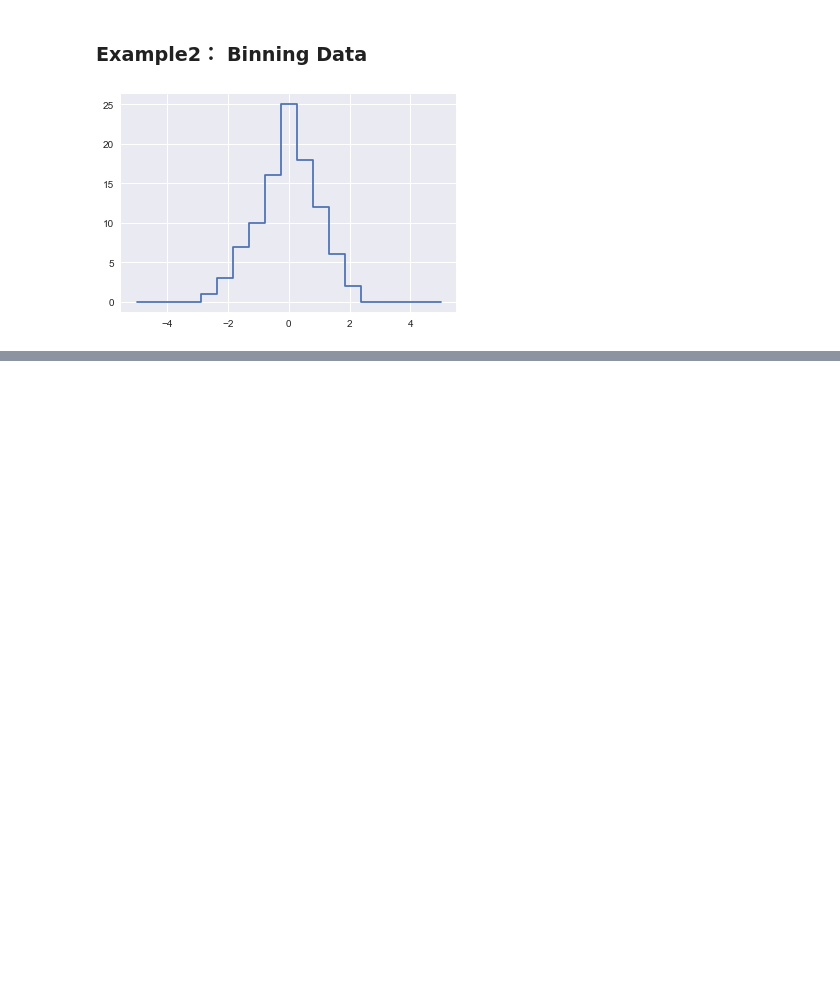
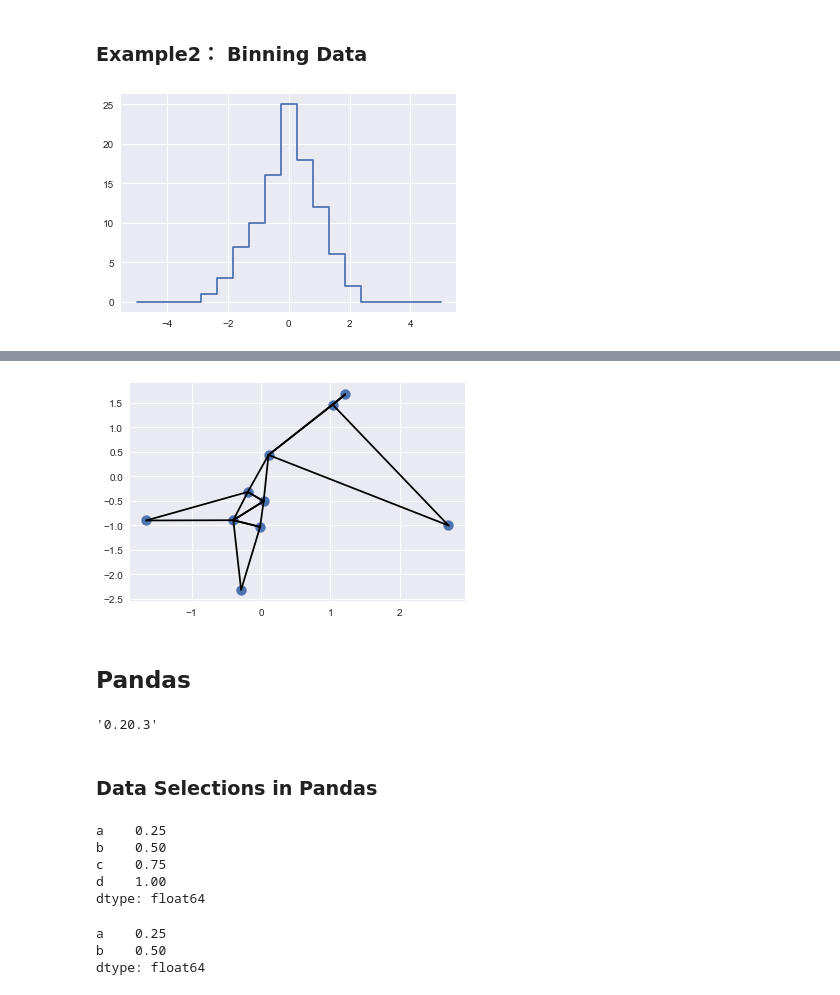
Before and after one commit to LouisYZK/dist, a Jupyter notebook: BaseLib/DataScienceHandBook.ipynb, the cells around one changed output, grey strips where cells are left out. Saved outputs shown, nothing was run; the diff lists cells and outputs as text; code cells hidden in the pictures; blank space fills up the shorter version.

```diff
--- a/BaseLib/DataScienceHandBook.ipynb
+++ b/BaseLib/DataScienceHandBook.ipynb
@@ -207,0 +243,3 @@ plt.hist(x,bins,histtype = 'step',color = 'black')
+# %%
+nearest = np.argpartition(dist_sq,3,axis = 1)
+nearest
@@ -207,0 +257,34 @@ plt.hist(x,bins,histtype = 'step',color = 'black')
+# %%
+K = 2
+plt.scatter(X[:,0],X[:,1],s = 100)
+for i in range(X.shape[0]):
+    for j in nearest[i,:K+1]:
+        plt.plot(*zip(X[j],X[i]),c = 'black')
+plt.show() # 绘制出了每个点距离最近的两个点
+# %% [output]
+[figure, added]
+# %% [markdown]
+## Pandas
+# %%
+import pandas as pd
+pd.__version__
+# %% [output]
+'0.20.3'
+# %% [markdown]
+### Data Selections in Pandas
+# %%
+data = pd.Series([0.25, 0.5, 0.75, 1.0], index=['a', 'b', 'c', 'd'])
+data
+# %% [output]
+a    0.25
+b    0.50
+c    0.75
+d    1.00
+dtype: float64
+# %%
+# slicing from expilicit integer：
+data[0:2]
+# %% [output]
+a    0.25
+b    0.50
+dtype: float64
```
Also changed, not shown: parts of 47 cells of this notebook.
